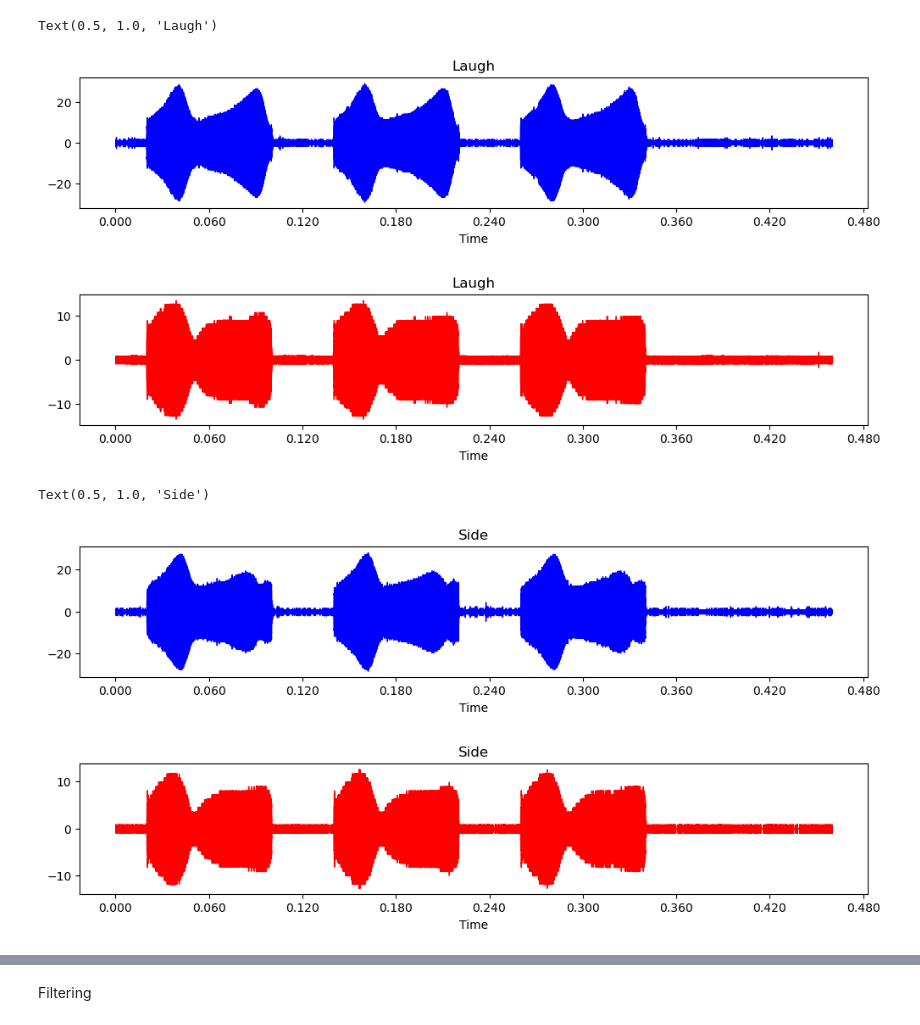
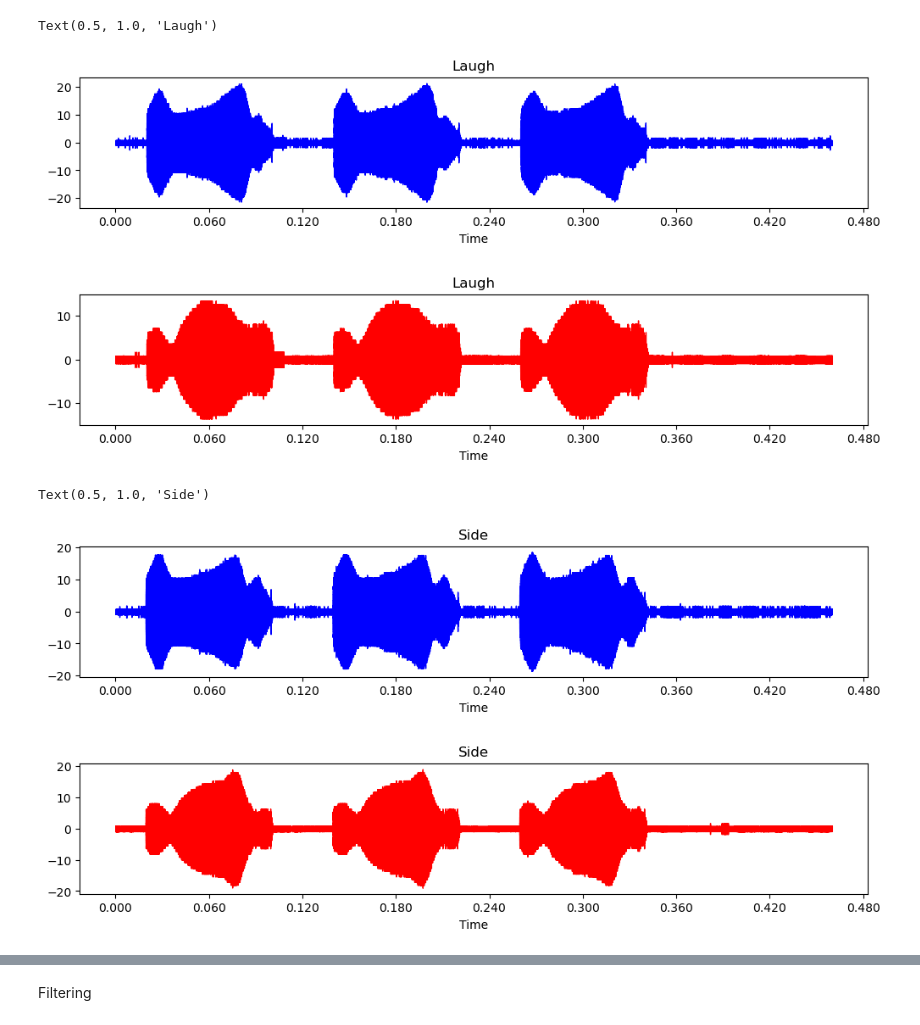
Before and after one commit to SaadiaJameel/ear-echo, a Jupyter notebook: Ear_Echo/Signal Analyzing.ipynb, the cells around one changed output, grey strips where cells are left out. Saved outputs shown, nothing was run; the diff lists cells and outputs as text; code cells hidden in the pictures.

```diff
--- a/Ear_Echo/Signal Analyzing.ipynb
+++ b/Ear_Echo/Signal Analyzing.ipynb
@@ -168,8 +169,8 @@ def plot_waveform(waveform, sr, title="Waveform"):
     figure.suptitle(title)
     plt.show(block=False)
 # %%
-F_min = 16000 # 16KHz
-F_max = 22000 # 22KHz
+F_min = 17000 # 16KHz
+F_max = 23000 # 22KHz
 sampling_rate = 100000 # 100KHz
 Fs = 100000  # 100KHz
 FMCW_duration = 0.08
@@ -178,7 +179,7 @@ silent_duration = 0.02
 #def normalize(x):
    # return(x)
 # %%
-sound,sr = librosa.load("TR Type 1_filtered.wav",sr=sampling_rate)
+sound,sr = librosa.load("TR 17_23_filtered.wav",sr=sampling_rate)
 # %%
 Tr_chirp =normalize([sound[:int(0.4*sampling_rate)]])[0]
 # %%
@@ -222,10 +223,11 @@ Text(0.5, 1.0, 'Transmitted (Interferance)')
 # %%
-Tes_no = "30"
-ref_A0d , ref_B0d = get_data("Attemp 2\Data\T1\Ref")
+Tes_no = "19"
+ref_A0d , ref_B0d = get_data("Data\Tes0\Ref")
 
-Ref_A_1_d,Ref_B_1_d = get_data("Attemp 2\Data\T"+Tes_no+"\Ref")
-Relax_Ad,Relax_Bd = get_data("Attemp 2\Data\T"+Tes_no+"\Close")
-OpM_Ad,OpM_Bd = get_data("Attemp 2\Data\T"+Tes_no+"\Open")
-Laugh_Ad,Laugh_Bd = get_data("Attemp 2\Data\T"+Tes_no+"\Lagh")
-Side_Ad , Side_Bd = get_data("Attemp 2\Data\T"+Tes_no+"\Side")
+Ref_A_1_d,Ref_B_1_d = get_data("Data\Tes"+Tes_no+"\Ref")
+Relax_Ad,Relax_Bd = get_data("Data\Tes"+Tes_no+"\Close")
+OpM_Ad,OpM_Bd = get_data("Data\Tes"+Tes_no+"\Open")
+Laugh_Ad,Laugh_Bd = get_data("Data\Tes"+Tes_no+"\PullL")
+Side_Ad , Side_Bd = get_data("Data\Tes"+Tes_no+"\PullR")
+EyeUp_Ad , EyeUp_Bd = get_data("Data\Tes"+Tes_no+"\Eye")
 # %%
@@ -294,7 +296,7 @@ Text(0.5, 1.0, 'Open Mouth')
 # %%
 Laugh_Add , Laugh_Bdd= butter_bandpass_filter(Laugh_Ad,F_min,F_max,Fs,order=7),butter_bandpass_filter(Laugh_Bd,F_min,F_max,Fs,order=7)
 
-ind = segment_chirp(Laugh_Ad,Fs,thresh=0.0015,delay=0.6) # 2,0 esh=0.0016,delay=0.8
+ind = segment_chirp(Laugh_Ad,Fs,thresh=0.0013,delay=0.6) # 2,0 esh=0.0016,delay=0.8
 Laugh_A = ([Laugh_Ad])[0][ind[0]:ind[1]]
 Laugh_B = ([Laugh_Bd])[0][ind[0]:ind[1]]
 
@@ -309,25 +311,24 @@ plt.title("Laugh")
 #plt.xlim((0.49,0.89))
 # %% [output]
 Text(0.5, 1.0, 'Laugh')
-[figure, old version]
+[figure, new version]
-[figure, old version]
+[figure, new version]
 # %%
 Side_Add , Side_Bdd= butter_bandpass_filter(Side_Ad,F_min,F_max,Fs,order=7),butter_bandpass_filter(Side_Bd,F_min,F_max,Fs,order=7)
 
-ind = segment_chirp(Side_Ad,Fs,thresh=0.0013,delay=0.9) # 0,2 delay=0.6
+ind = segment_chirp(Side_Add,Fs,thresh=0.0015,delay=0.3)
 Side_A = ([Side_Ad])[0][ind[0]:ind[1]]
 Side_B = ([Side_Bd])[0][ind[0]:ind[1]]
 
 plt.figure(figsize=(12,2))
 librosa.display.waveshow(Side_A,sr=Fs,color="blue")
 plt.title("Side")
-#plt.xlim((1.219,2))
+
 
 plt.figure(figsize=(12,2))
 librosa.display.waveshow(Side_B,sr=Fs,color="red")
 plt.title("Side")
-#plt.xlim((0.49,0.89))
 # %% [output]
 Text(0.5, 1.0, 'Side')
-[figure, old version]
+[figure, new version]
-[figure, old version]
+[figure, new version]
```
Also changed, not shown: parts of 30 cells of this notebook.
